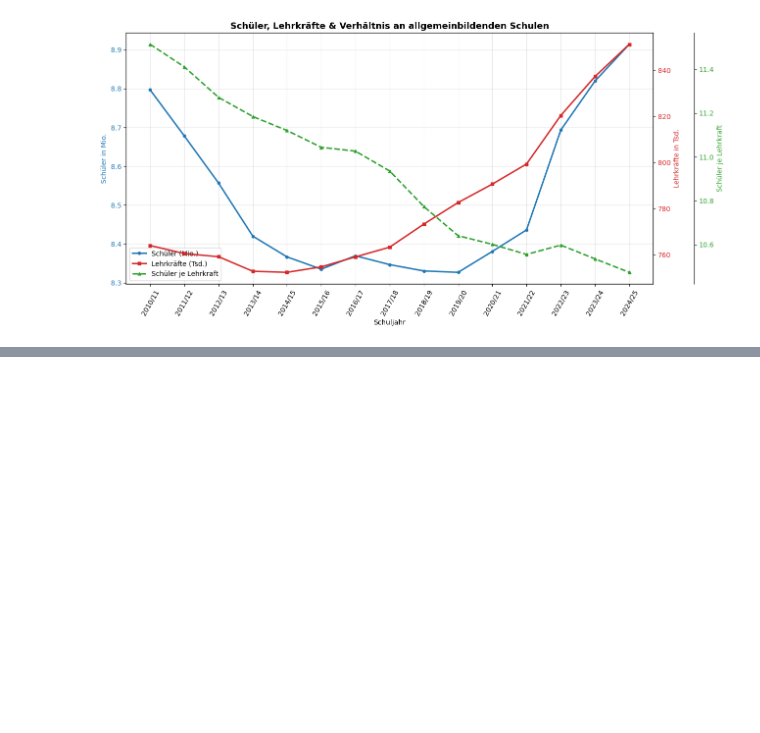
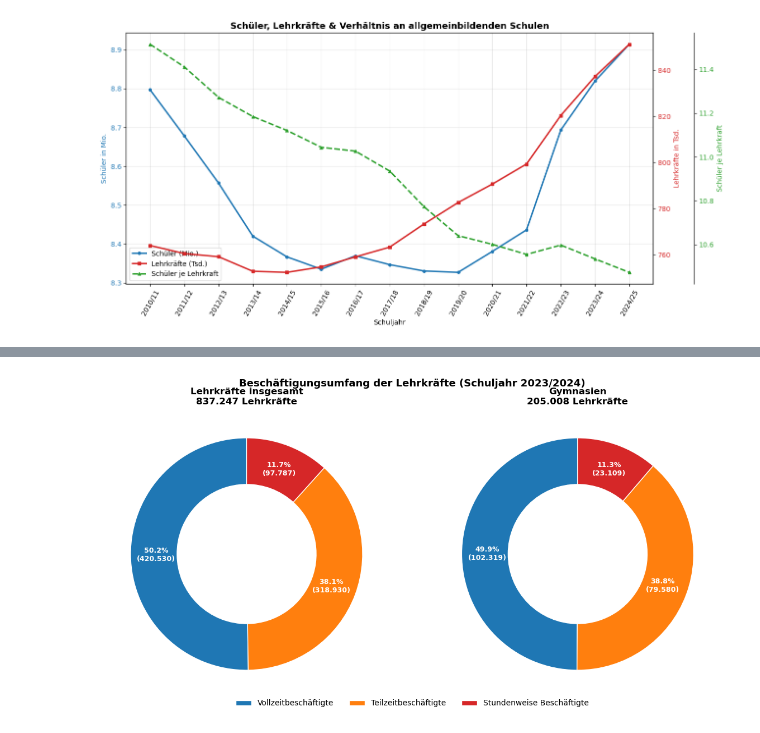
Before and after one commit to Franck2028/Data-Visualisation_Sem-2, a Jupyter notebook: notebook.ipynb, the cells around one changed output, grey strips where cells are left out. Cells and saved outputs as stored; diff of their text form; code cells hidden in the pictures; blank space fills up the shorter version.

```diff
--- a/notebook.ipynb
+++ b/notebook.ipynb
@@ -88,0 +93,51 @@ plt.show()
+# %%
+# Beschäftigungsumfang: Gesamt vs. Gymnasien, Schuljahr 2023/2024
+F_BESCH = DATA / 'Anzahl der Lehrkräfte nach Beschäftigungsumfang und Schulart in Deutschland im Schuljahr 2023:2024.xlsx'
+
+# Sheet 'Daten': Header in Zeile 5 (skiprows=4), Spalten B–E (Schulart + 3 Beschäftigungskategorien)
+besch = (pd.read_excel(F_BESCH, sheet_name='Daten', usecols=[1, 2, 3, 4], skiprows=4)
+           .rename(columns={'Unnamed: 1': 'Schulart'})
+           .dropna(subset=['Schulart']))
+# Tippfehler in der Quelldatei korrigieren
+besch['Schulart'] = besch['Schulart'].replace({'Gynmnasien': 'Gymnasien'})
+
+CATS = ['Vollzeitbeschäftigte', 'Teilzeitbeschäftigte', 'Stundenweise Beschäftigte']
+COLORS = ['#1f77b4', '#ff7f0e', '#d62728']  # Vollzeit blau, Teilzeit orange, stundenweise rot
+
+# Nur die beiden Zielzeilen herausziehen
+gesamt = besch[besch['Schulart'] == 'Lehrkräfte insgesamt'].iloc[0]
+gym = besch[besch['Schulart'] == 'Gymnasien'].iloc[0]
+
+fig, axes = plt.subplots(1, 2, figsize=(12, 6))
+
+def donut(ax, row, title):
+    sizes = [row[c] for c in CATS]
+    total = int(sum(sizes))
+
+    def fmt(p):
+        n = int(round(p / 100 * total))
+        return f'{p:.1f}%\n({n:,})'.replace(',', '.')
+
+    wedges, _, autotexts = ax.pie(
+        sizes, colors=COLORS, startangle=90, autopct=fmt,
+        pctdistance=0.78, wedgeprops=dict(width=0.4, edgecolor='white')
+    )
+    for t in autotexts:
+        t.set_color('white')
+        t.set_fontsize(9)
+        t.set_fontweight('bold')
+    ax.set_title(f'{title}\n{total:,} Lehrkräfte'.replace(',', '.'),
+                 fontsize=12, fontweight='bold')
+    return wedges
+
+donut(axes[0], gesamt, 'Lehrkräfte insgesamt')
+wedges = donut(axes[1], gym, 'Gymnasien')
+
+# Gemeinsame Legende unten
+fig.legend(wedges, CATS, loc='lower center', ncol=3, frameon=False, bbox_to_anchor=(0.5, -0.02))
+fig.suptitle('Beschäftigungsumfang der Lehrkräfte (Schuljahr 2023/2024)',
+             fontsize=13, fontweight='bold')
+plt.tight_layout()
+plt.show()
+# %% [output]
+[figure, added]
```
Also changed, not shown: parts of 1 cell of this notebook, 1 other file.
